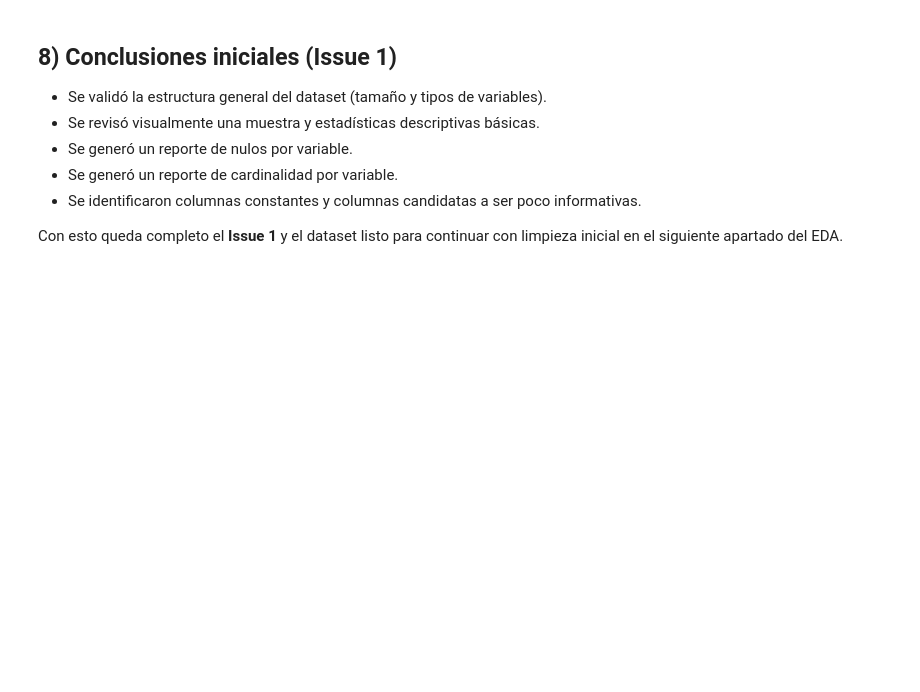
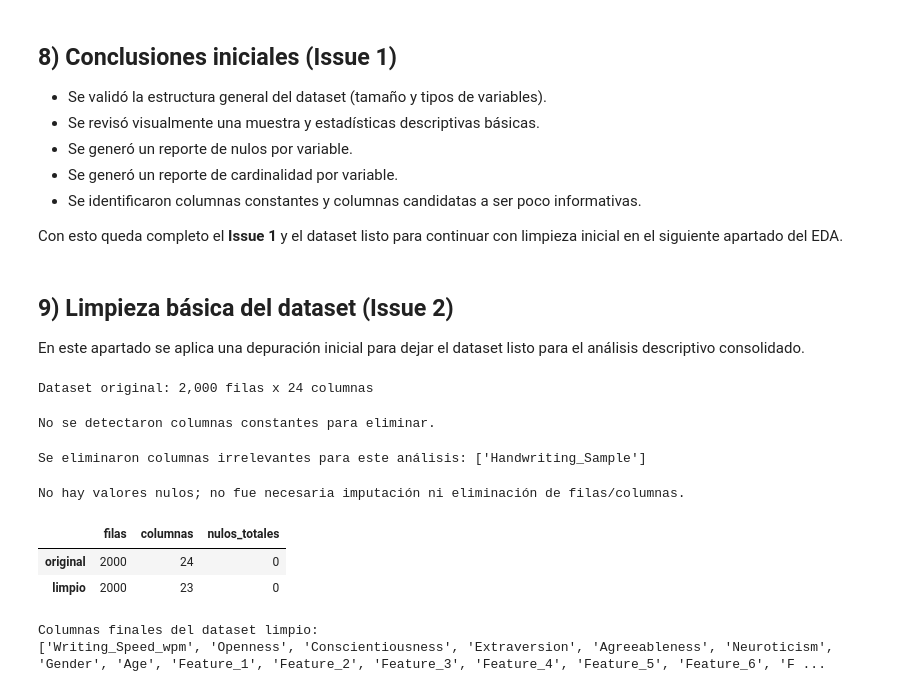
Before and after one commit to YerayMR/Proyecto-9-Aprendizaje-No-supervisado, a Jupyter notebook: notebooks/01_eda.ipynb, the cells around one changed output. Saved outputs shown, nothing was run; the diff lists cells and outputs as text; code cells hidden in the pictures; blank space fills up the shorter version.

Commit message:
chore: finaliza limpieza inicial del dataset (EDA descriptivo)

```diff
--- a/notebooks/01_eda.ipynb
+++ b/notebooks/01_eda.ipynb
@@ -271,3 +271,72 @@ Columnas potencialmente poco informativas (<= 1.0% valores únicos):
 - Se identificaron columnas constantes y columnas candidatas a ser poco informativas.
 
 Con esto queda completo el **Issue 1** y el dataset listo para continuar con limpieza inicial en el siguiente apartado del EDA.
+# %% [markdown]
+## 9) Limpieza básica del dataset (Issue 2)
+
+En este apartado se aplica una depuración inicial para dejar el dataset listo para el análisis descriptivo consolidado.
+# %%
+df_clean = df.copy()
+print(f'Dataset original: {df.shape[0]:,} filas x {df.shape[1]:,} columnas')
+# %% [output]
+Dataset original: 2,000 filas x 24 columnas
+# %%
+# 1) Eliminar columnas constantes (si aplica)
+constant_cols_issue2 = df_clean.nunique(dropna=False)
+constant_cols_issue2 = constant_cols_issue2[constant_cols_issue2 <= 1].index.tolist()
+
+if constant_cols_issue2:
+    df_clean = df_clean.drop(columns=constant_cols_issue2)
+    print(f'Se eliminaron columnas constantes: {constant_cols_issue2}')
+else:
+    print('No se detectaron columnas constantes para eliminar.')
+# %% [output]
+No se detectaron columnas constantes para eliminar.
+# %%
+# 2) Eliminar columnas irrelevantes o sin valor analítico (según alcance actual del EDA)
+irrelevant_cols = ['Handwriting_Sample']
+irrelevant_cols_present = [c for c in irrelevant_cols if c in df_clean.columns]
+
+if irrelevant_cols_present:
+    df_clean = df_clean.drop(columns=irrelevant_cols_present)
+    print(f'Se eliminaron columnas irrelevantes para este análisis: {irrelevant_cols_present}')
+else:
+    print('No se encontraron columnas irrelevantes para eliminar.')
+# %% [output]
+Se eliminaron columnas irrelevantes para este análisis: ['Handwriting_Sample']
+# %%
+# 3) Gestión básica de valores nulos (si aplica)
+nulls_before = df_clean.isna().sum().sum()
+
+if nulls_before == 0:
+    print('No hay valores nulos; no fue necesaria imputación ni eliminación de filas/columnas.')
+else:
+    num_cols = df_clean.select_dtypes(include=[np.number]).columns
+    cat_cols = df_clean.select_dtypes(exclude=[np.number]).columns
+
+    if len(num_cols) > 0:
+        df_clean[num_cols] = df_clean[num_cols].fillna(df_clean[num_cols].median())
+    if len(cat_cols) > 0:
+        mode_vals = df_clean[cat_cols].mode(dropna=True).iloc[0]
+        df_clean[cat_cols] = df_clean[cat_cols].fillna(mode_vals)
+
+    print(f'Nulos antes: {nulls_before} | Nulos después: {df_clean.isna().sum().sum()}')
+# %% [output]
+No hay valores nulos; no fue necesaria imputación ni eliminación de filas/columnas.
+# %%
+# 4) Verificación de coherencia tras limpieza
+coherence_report = pd.DataFrame({
+    'filas': [df.shape[0], df_clean.shape[0]],
+    'columnas': [df.shape[1], df_clean.shape[1]],
+    'nulos_totales': [df.isna().sum().sum(), df_clean.isna().sum().sum()]
+}, index=['original', 'limpio'])
+
+display(coherence_report)
+print('Columnas finales del dataset limpio:')
+print(df_clean.columns.tolist())
+# %% [output]
+|  | filas | columnas | nulos_totales |
+| original | 2000 | 24 | 0 |
+| limpio | 2000 | 23 | 0 |
+Columnas finales del dataset limpio:
+['Writing_Speed_wpm', 'Openness', 'Conscientiousness', 'Extraversion', 'Agreeableness', 'Neuroticism', 'Gender', 'Age', 'Feature_1', 'Feature_2', 'Feature_3', 'Feature_4', 'Feature_5', 'Feature_6', 'F ...
```
Also changed, not shown: parts of 2 cells of this notebook, 1 other file.
